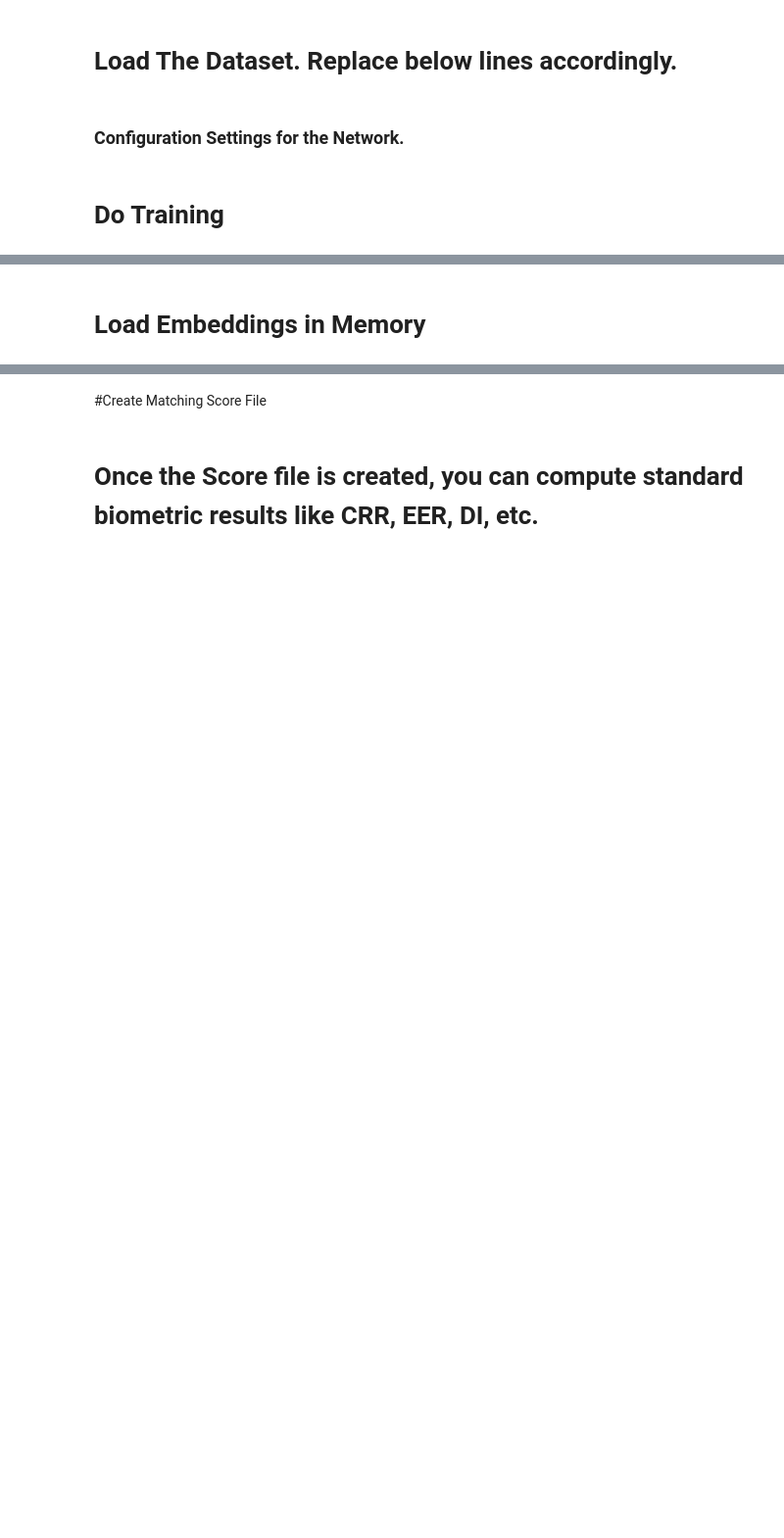
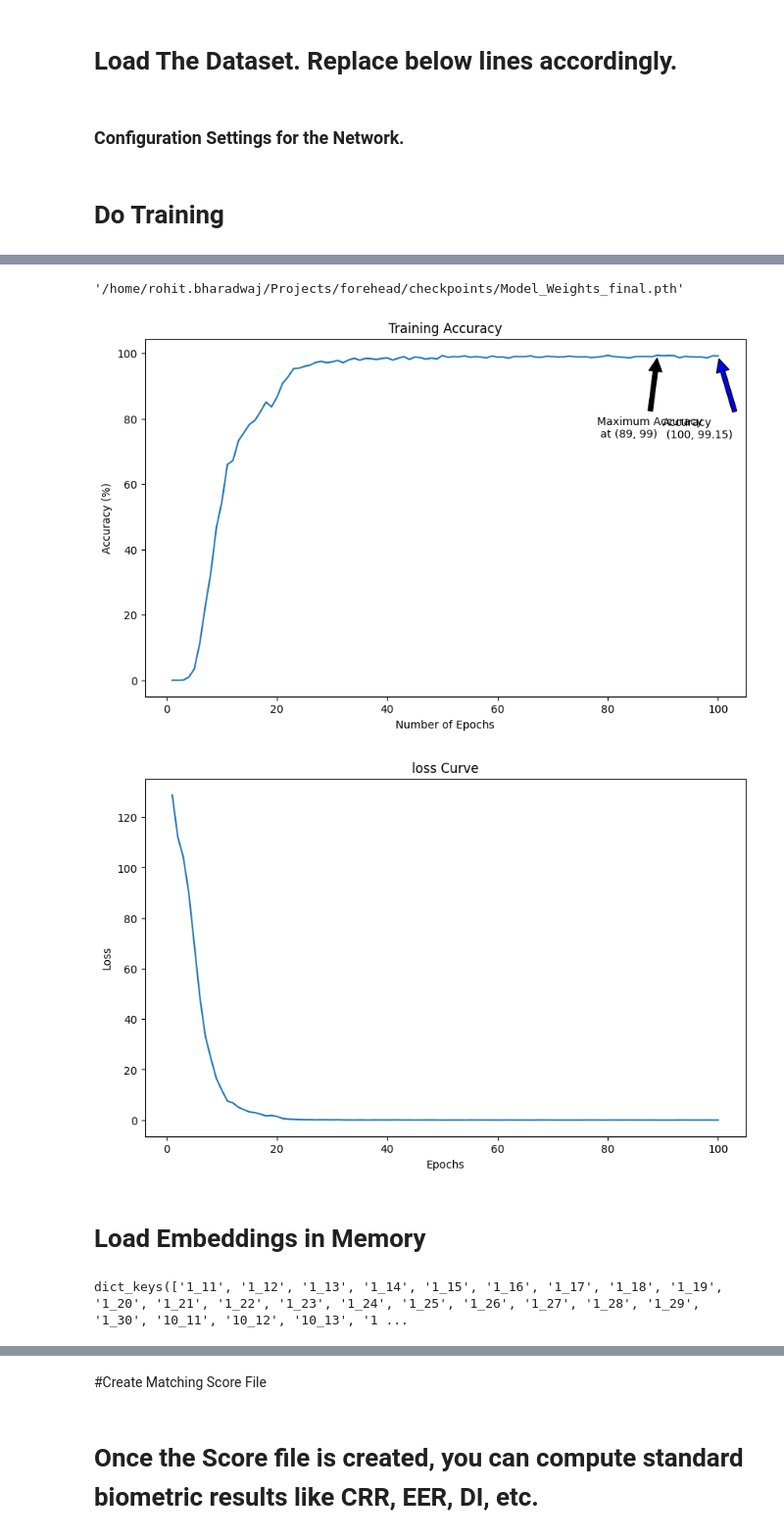
Before and after one commit to rohit901/ForeheadCreases, a Jupyter notebook: Main_Network_Code.ipynb, the cells around one changed output, grey strips where cells are left out. Shown at 98% size. Drawn from its saved outputs; the diff is of its cells as text; code cells hidden in the pictures; blank space fills up the shorter version.

```diff
--- a/Main_Network_Code.ipynb
+++ b/Main_Network_Code.ipynb
@@ -531,8 +531,8 @@ def resnet_18(use_se=True, **kwargs):
 # %% [markdown]
 # Load The Dataset. Replace below lines accordingly.
 # %%
-ds, class_num = get_train_dataset("dataset/train")
-ds2, class_num2 = get_train_dataset("dataset/test")
+ds, class_num = get_train_dataset("/home/rohit.bharadwaj/Projects/forehead/Data_Cropped/train")
+ds2, class_num2 = get_train_dataset("/home/rohit.bharadwaj/Projects/forehead/Data_Cropped/test")
 # %% [markdown]
 ### Configuration Settings for the Network.
 # %%
@@ -552,9 +552,9 @@ class Config(object):
     display = True
     finetune = False
 
-    checkpoints_path = 'checkpoints' #folder name where the checkpoints will be stored.
-    load_model_path = 'models/resnet18.pth'
-    test_model_path = 'checkpoints/resnet18_110.pth'
+    checkpoints_path = '/home/rohit.bharadwaj/Projects/forehead/checkpoints' #folder name where the checkpoints will be stored.
+    load_model_path = '/home/rohit.bharadwaj/Projects/forehead/models/resnet18.pth'
+    test_model_path = '/home/rohit.bharadwaj/Projects/forehead/checkpoints/resnet18_110.pth'
     save_interval = 100
 
     train_batch_size = 16  # batch size
@@ -688,4 +688,5 @@ with open("loss_data.pkl", "wb") as file:
   pickle.dump(loss_list, file)
 
 
-save_model(model, opt.checkpoints_path, "Model_Weights", 1)
+save_model(model, opt.checkpoints_path, "Model_Weights", "final")
+# %% [output]
@@ -692,3 +710,6 @@ save_model(model, opt.checkpoints_path, "Model_Weights", 1)
+'/home/rohit.bharadwaj/Projects/forehead/checkpoints/Model_Weights_final.pth'
+[figure, added]
+[figure, added]
 # %% [markdown]
 # Load Embeddings in Memory
 # %%
@@ -746,2 +767,6 @@ with torch.no_grad():
             pose2 = path_train[0].split("/")[-1][:-4]
             embedding_dict_train[str(idx2)+"_"+str(pose2)] = feature_train.cpu()
+# %%
+embedding_dict_test.keys()
+# %% [output]
+dict_keys(['1_11', '1_12', '1_13', '1_14', '1_15', '1_16', '1_17', '1_18', '1_19', '1_20', '1_21', '1_22', '1_23', '1_24', '1_25', '1_26', '1_27', '1_28', '1_29', '1_30', '10_11', '10_12', '10_13', '1 ...
```
Also changed, not shown: parts of 4 cells of this notebook.
